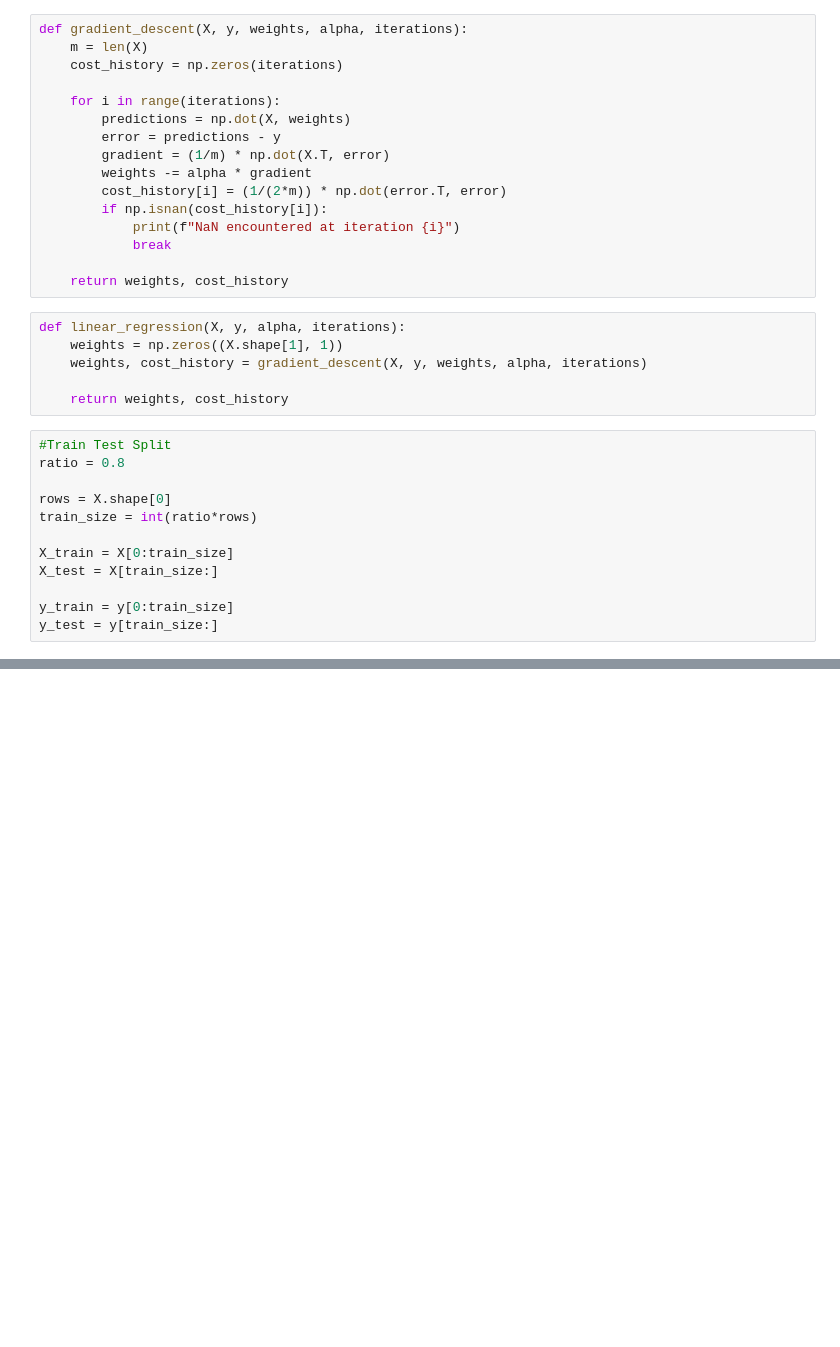
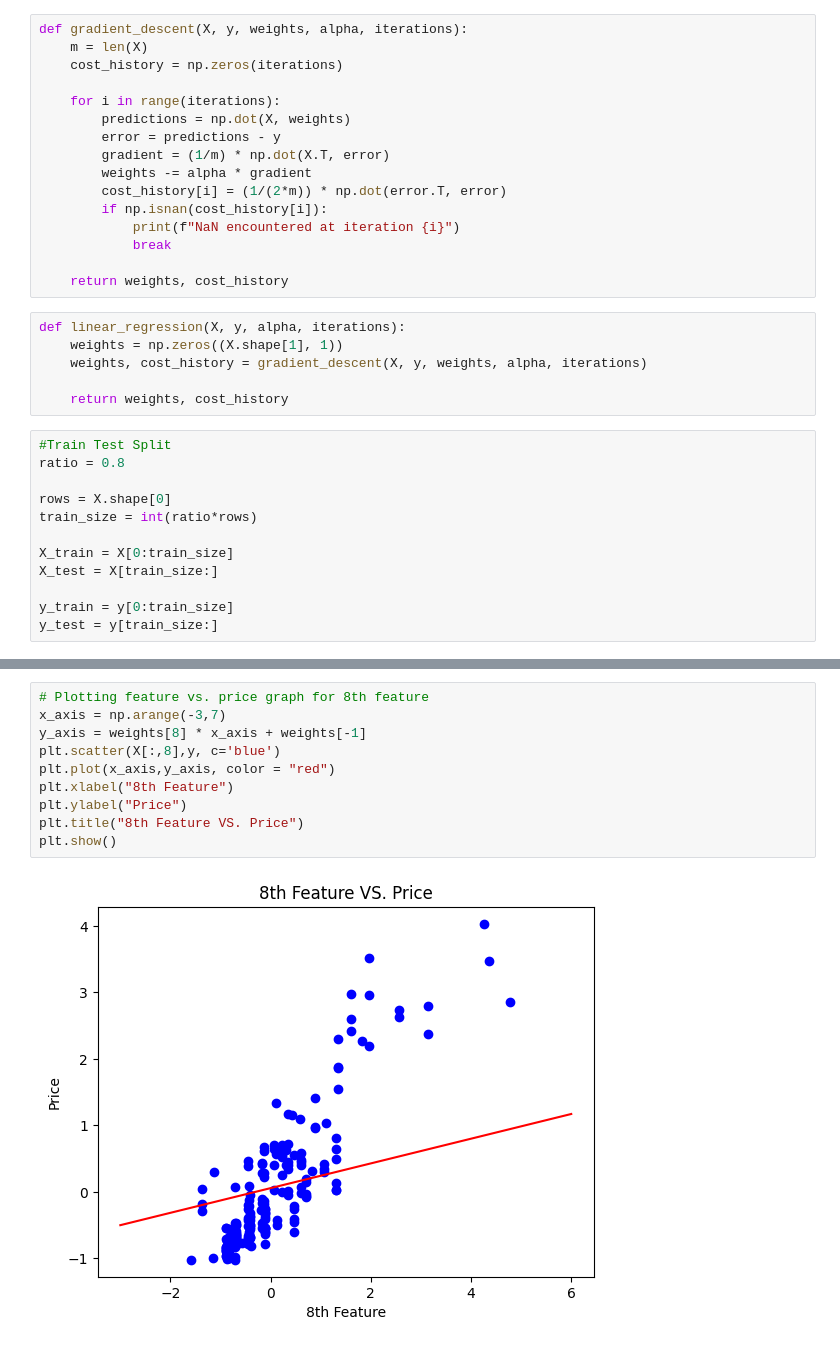
Before and after one commit to dishita25/Dishita_MRM, a Jupyter notebook: LinearRegression.ipynb, the cells around one changed output, grey strips where cells are left out. Drawn from its saved outputs; the diff is of its cells as text; blank space fills up the shorter version.

```diff
--- a/LinearRegression.ipynb
+++ b/LinearRegression.ipynb
@@ -104,0 +99,12 @@ R-squared: -0.24836735595429582
+# %%
+# Plotting feature vs. price graph for 8th feature
+x_axis = np.arange(-3,7)
+y_axis = weights[8] * x_axis + weights[-1]
+plt.scatter(X[:,8],y, c='blue')
+plt.plot(x_axis,y_axis, color = "red")
+plt.xlabel("8th Feature")
+plt.ylabel("Price")
+plt.title("8th Feature VS. Price")
+plt.show()
+# %% [output]
+[figure, added]
```
Also changed, not shown: parts of 4 cells of this notebook.
